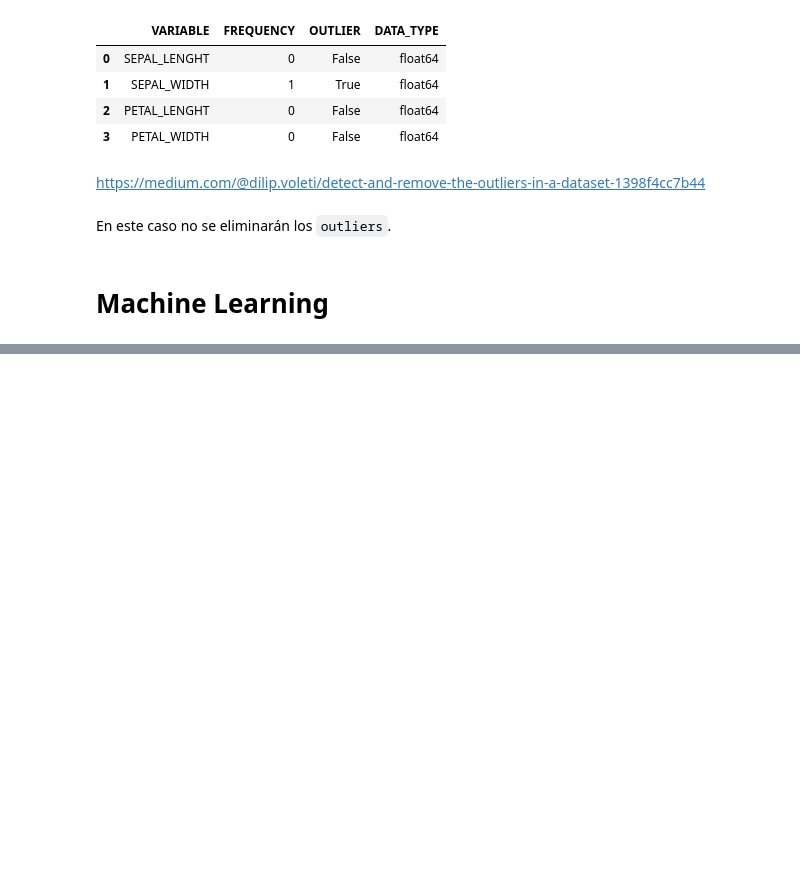
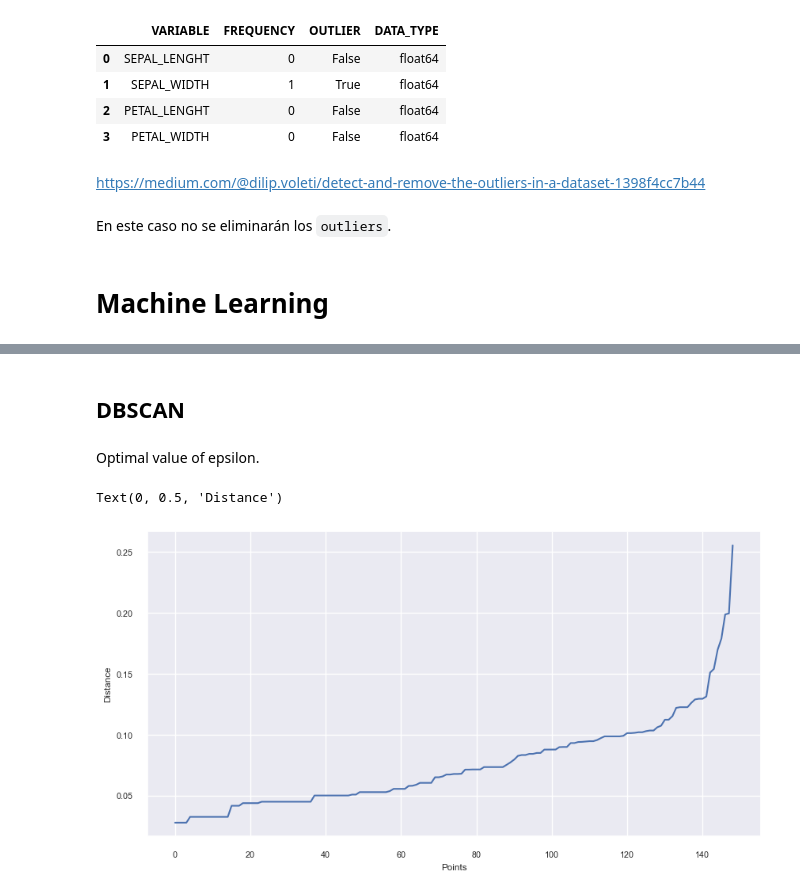
Before and after one commit to kike1985/Machine-Learning, a Jupyter notebook: Notebooks/0301_Clustering_Iris.ipynb, the cells around one changed output, grey strips where cells are left out. Drawn from its saved outputs; the diff is of its cells as text; code cells hidden in the pictures; blank space fills up the shorter version.

```diff
--- a/Notebooks/0301_Clustering_Iris.ipynb
+++ b/Notebooks/0301_Clustering_Iris.ipynb
@@ -772,0 +1004,19 @@ En este caso no se eliminarán los `outliers`.
+# %% [markdown]
+## DBSCAN
+# %% [markdown]
+Optimal value of epsilon.
+# %%
+plt.rcParams['figure.figsize'] = (10, 5)
+
+neighbors = NearestNeighbors(n_neighbors=4).fit(X)
+distances, indices = neighbors.kneighbors(X=X, return_distance=True)
+
+distances = np.sort(distances, axis=0)
+distances = distances[:, 1]
+plt.plot(distances)
+
+plt.xlabel("Points")
+plt.ylabel("Distance")
+# %% [output]
+Text(0, 0.5, 'Distance')
+[figure, added]
```
Also changed, not shown: parts of 34 cells of this notebook.
